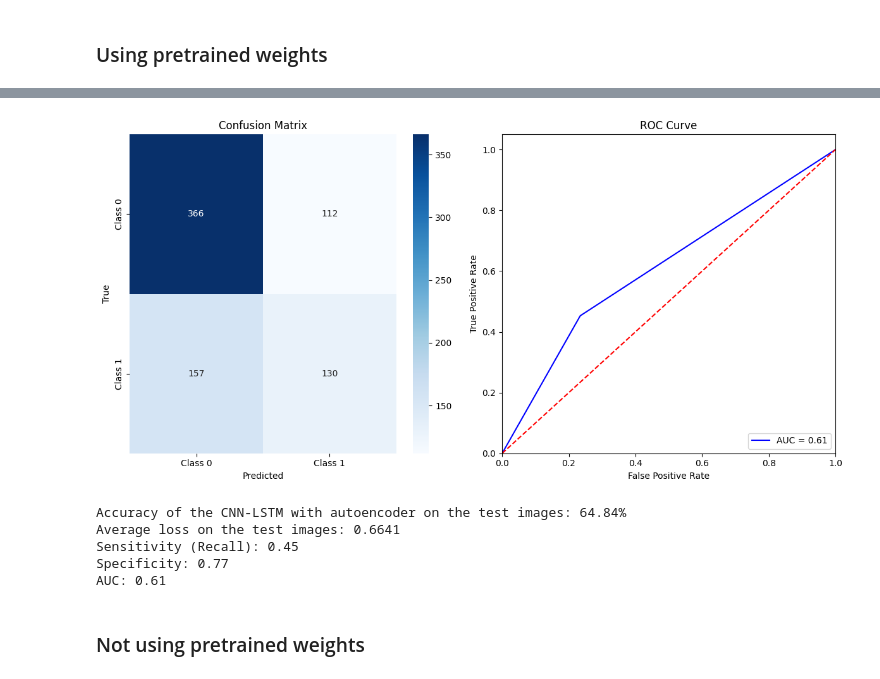
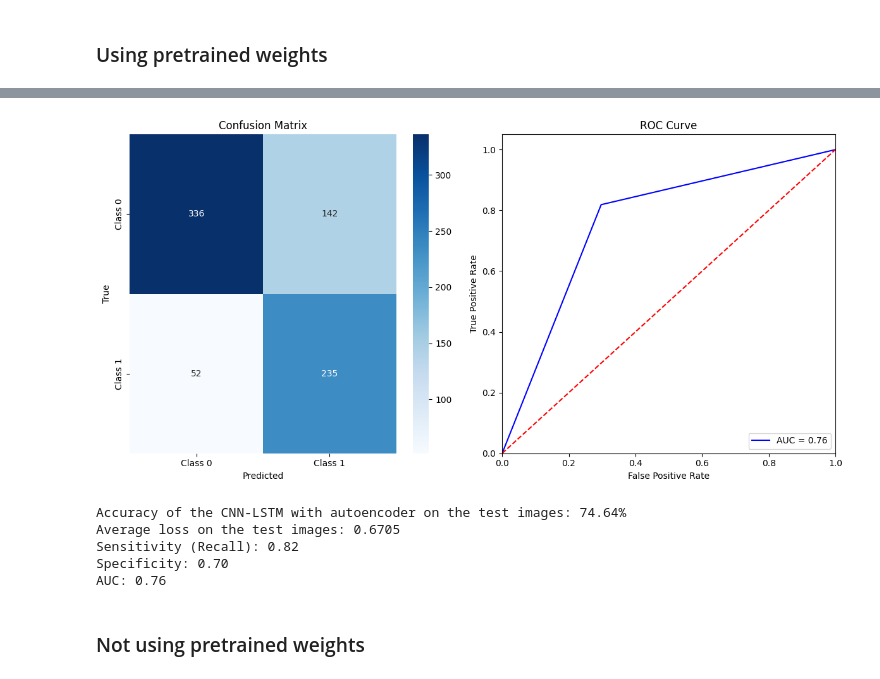
Before and after one commit to yasty-sanchez/ADHD_fMRI_DL, a Jupyter notebook: experiments.ipynb, the cells around one changed output, grey strips where cells are left out. Cells and saved outputs as stored; diff of their text form; code cells hidden in the pictures.

Commit message:
Added third convolutional layer to CNN-LSTM models

```diff
--- a/experiments.ipynb
+++ b/experiments.ipynb
@@ -853,11 +853,14 @@ class CNNLSTMOnAutoencoder(nn.Module):
         self.conv2 = nn.Conv3d(in_channels=256, out_channels=128, kernel_size=3, stride=1, padding=1)
         self.bn2 = nn.BatchNorm3d(128)
 
+        self.conv3 = nn.Conv3d(in_channels=128, out_channels=64, kernel_size=3, stride=1, padding=1)
+        self.bn3 = nn.BatchNorm3d(64)
+
         # Adaptive max pooling layer
         self.pool = nn.AdaptiveMaxPool3d(output_size=(10, 10, 50))
 
         # LSTM layer
-        self.lstm = nn.LSTM(input_size=128 * 10 * 10, hidden_size=hidden_size, num_layers=2, dropout=0.5, batch_first=True, bidirectional=True)
+        self.lstm = nn.LSTM(input_size=64 * 10 * 10, hidden_size=hidden_size, num_layers=2, dropout=0.5, batch_first=True, bidirectional=True)
 
         # Fully connected layer
         self.fc1 = nn.Linear(hidden_size * 2, 256)  # Adjust the input size based on the pooled output
@@ -873,6 +876,7 @@ class CNNLSTMOnAutoencoder(nn.Module):
         # Convolutional layers with batch normalization and pooling
         x = self.pool(F.relu(self.bn1(self.conv1(x))))
         x = self.pool(F.relu(self.bn2(self.conv2(x))))
+        x = self.pool(F.relu(self.bn3(self.conv3(x))))
 
         # Get the output shape after convolutions
         batch_size, channels, new_height, new_width, new_depth = x.shape
@@ -1022,7 +1037,7 @@ trained_autoencoder.eval() # Set the model to evaluation mode
 
 # Load the model
 classifier_model = CNNLSTMOnAutoencoder(trained_autoencoder, hidden_size=64, num_classes=2).to(device)  # Initialize your classifier model
-model_state_dict = torch.load('best_cnnlstm_with_ae.pt', weights_only=False)
+model_state_dict = torch.load('cnnlstm_with_ae_final.pt', weights_only=False)
 classifier_model.load_state_dict(model_state_dict)
 
 # Set the model to evaluation mode
@@ -1078,39 +1093,39 @@ fpr, tpr, _ = roc_curve(all_labels, all_preds)
 fig, ax = plt.subplots(1, 2, figsize=(12, 6))
 
 # Confusion matrix plot
 sns.heatmap(conf_matrix, annot=True, fmt="d", cmap="Blues", ax=ax[0],
             xticklabels=[f'Class {i}' for i in range(num_classes)],
             yticklabels=[f'Class {i}' for i in range(num_classes)])
 ax[0].set_xlabel('Predicted')
 ax[0].set_ylabel('True')
 ax[0].set_title('Confusion Matrix')
 
 # ROC curve plot
 ax[1].plot(fpr, tpr, color='blue', label=f'AUC = {auc_score:.2f}')
 ax[1].plot([0, 1], [0, 1], 'r--')
 ax[1].set_xlim([0.0, 1.0])
 ax[1].set_ylim([0.0, 1.05])
 ax[1].set_xlabel('False Positive Rate')
 ax[1].set_ylabel('True Positive Rate')
 ax[1].set_title('ROC Curve')
 ax[1].legend(loc="lower right")
 
 plt.tight_layout()
 plt.show()
 
 # Print metrics
 print(f'Accuracy of the CNN-LSTM with autoencoder on the test images: {accuracy:.2f}%')
 print(f'Average loss on the test images: {average_loss:.4f}')
 print(f'Sensitivity (Recall): {sensitivity:.2f}')
 print(f'Specificity: {specificity:.2f}')
 print(f'AUC: {auc_score:.2f}')
 # %% [output]
-[figure, old version]
+[figure, new version]
-Accuracy of the CNN-LSTM with autoencoder on the test images: 64.84%
-Average loss on the test images: 0.6641
-Sensitivity (Recall): 0.45
-Specificity: 0.77
-AUC: 0.61
+Accuracy of the CNN-LSTM with autoencoder on the test images: 74.64%
+Average loss on the test images: 0.6705
+Sensitivity (Recall): 0.82
+Specificity: 0.70
+AUC: 0.76
 # %% [markdown]
 ### Not using pretrained weights
 # %%
```
Also changed, not shown: parts of 2 cells of this notebook.
